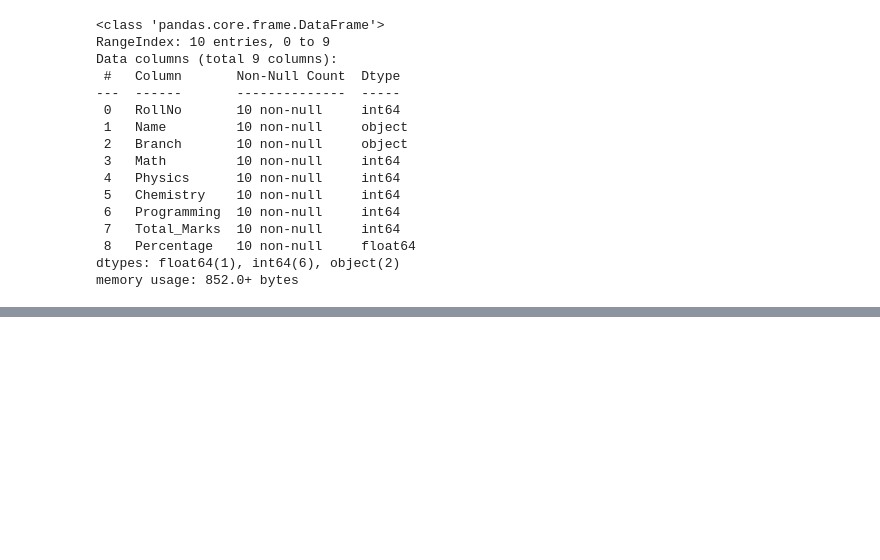
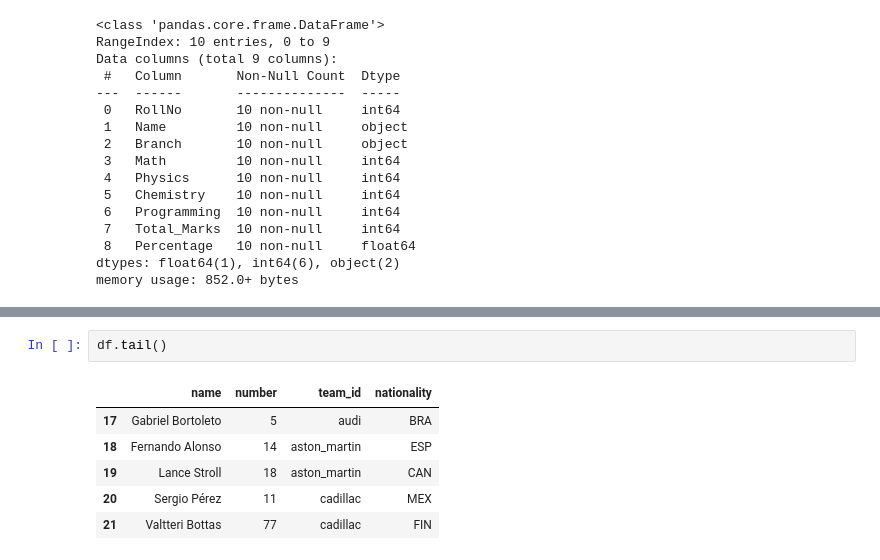
Before and after one commit to Srihas04/ML_LAB_2026-2027, a Jupyter notebook: Californiadataset.ipynb, the cells around one changed output, grey strips where cells are left out. Cells and saved outputs as stored; diff of their text form; blank space fills up the shorter version.

```diff
--- a/Californiadataset.ipynb
+++ b/Californiadataset.ipynb
@@ -110,0 +128,9 @@ memory usage: 852.0+ bytes
+# %%
+df.tail()
+# %% [output]
+|  | name | number | team_id | nationality |
+| 17 | Gabriel Bortoleto | 5 | audi | BRA |
+| 18 | Fernando Alonso | 14 | aston_martin | ESP |
+| 19 | Lance Stroll | 18 | aston_martin | CAN |
+| 20 | Sergio Pérez | 11 | cadillac | MEX |
+| 21 | Valtteri Bottas | 77 | cadillac | FIN |
```
Also changed, not shown: parts of 6 cells of this notebook.
